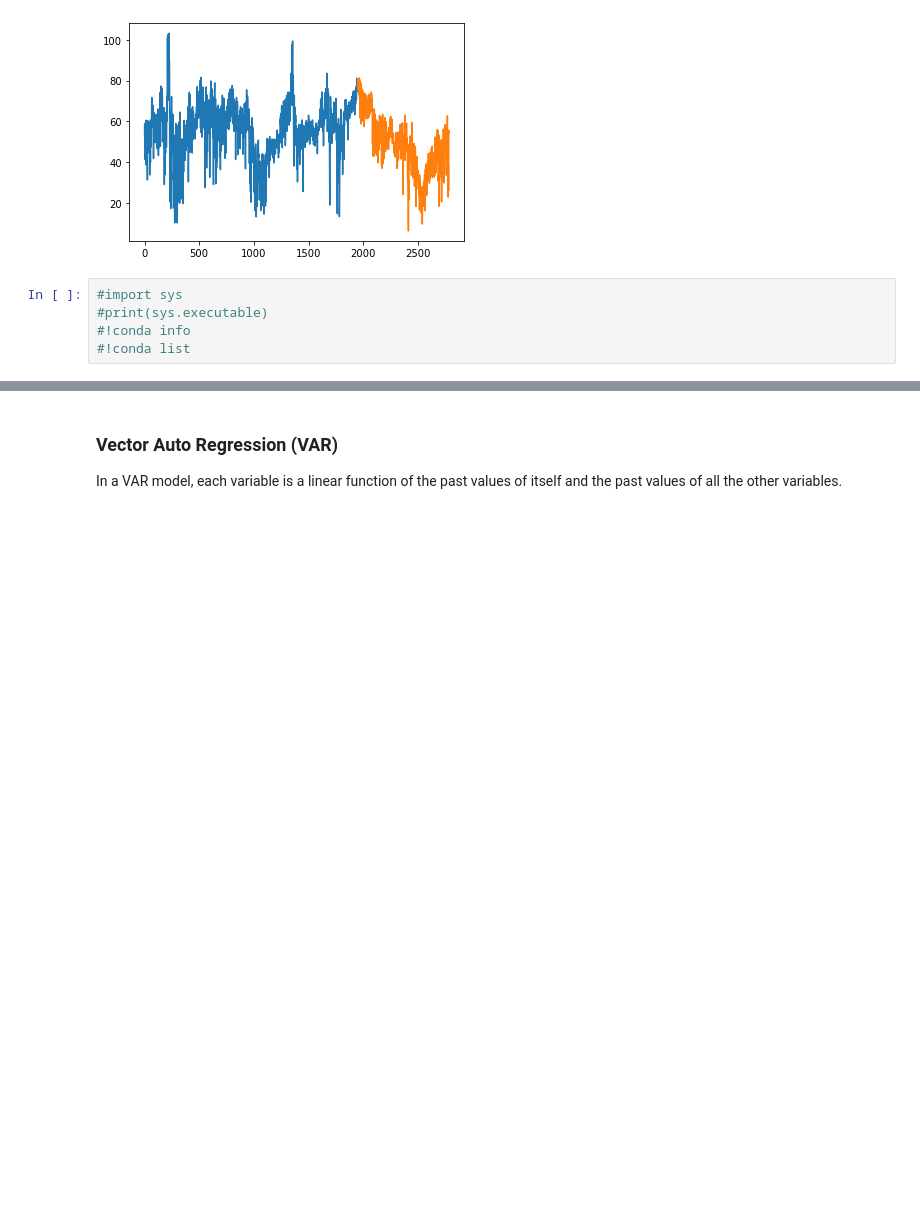
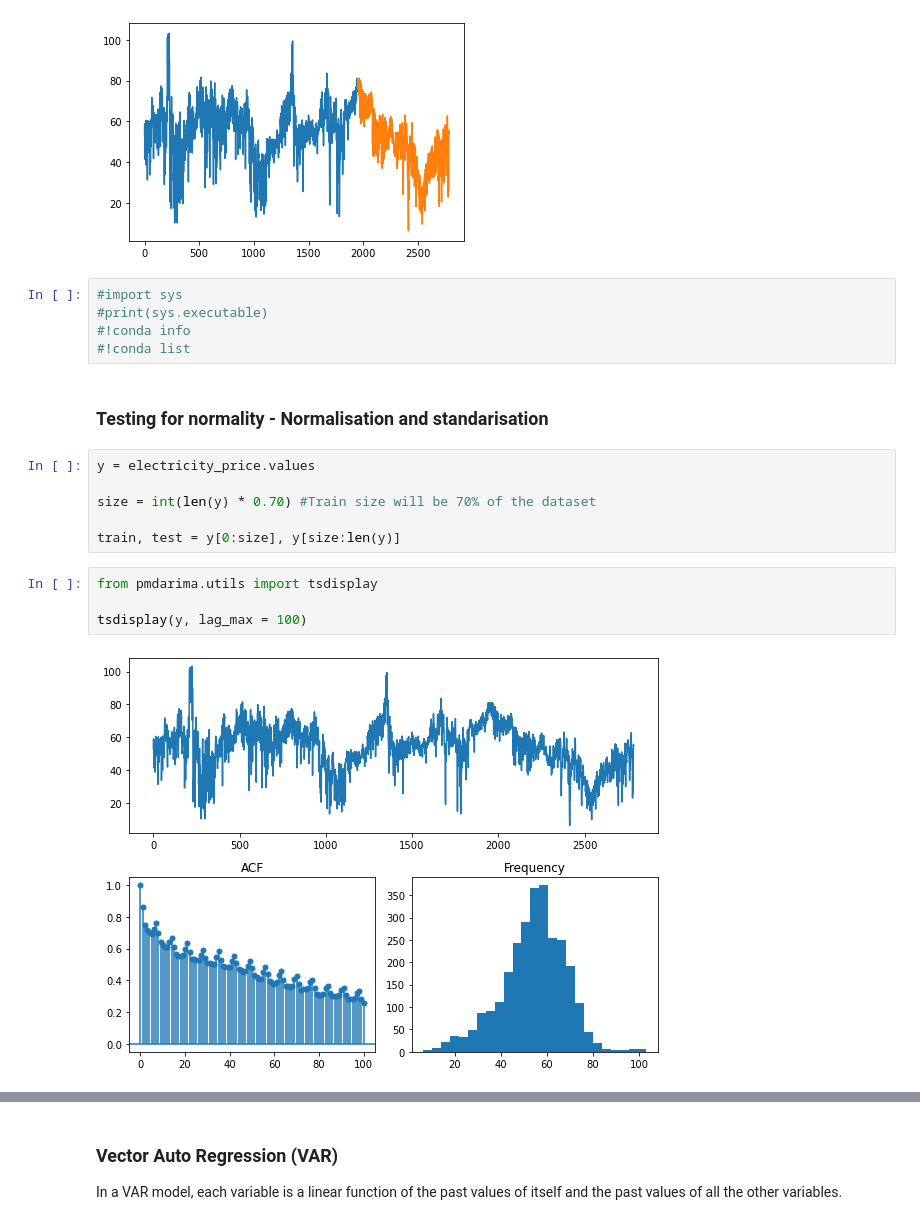
Before and after one commit to PaulaCervilla/Electricity-prices-predictions-in-Spain---Data-Science-TFM, a Jupyter notebook: TFM Precio electricidad - Modelling.ipynb, the cells around one changed output, grey strips where cells are left out. Saved outputs shown, nothing was run; the diff lists cells and outputs as text; blank space fills up the shorter version.

```diff
--- a/TFM Precio electricidad - Modelling.ipynb
+++ b/TFM Precio electricidad - Modelling.ipynb
@@ -445,3 +440,17 @@ plt.show()
 #print(sys.executable)
 #!conda info
 #!conda list
+# %% [markdown]
+### Testing for normality - Normalisation and standarisation
+# %%
+y = electricity_price.values
+
+size = int(len(y) * 0.70) #Train size will be 70% of the dataset
+
+train, test = y[0:size], y[size:len(y)]
+# %%
+from pmdarima.utils import tsdisplay
+
+tsdisplay(y, lag_max = 100)
+# %% [output]
+[figure, added]
```
Also changed, not shown: parts of 47 cells of this notebook, 2 other files.
